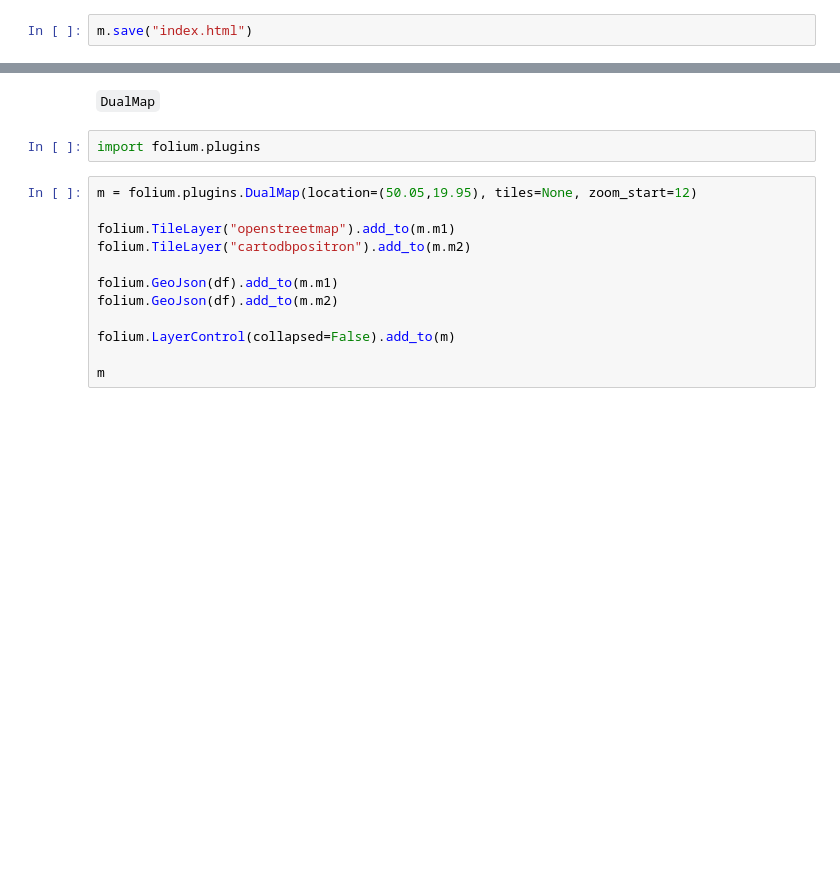
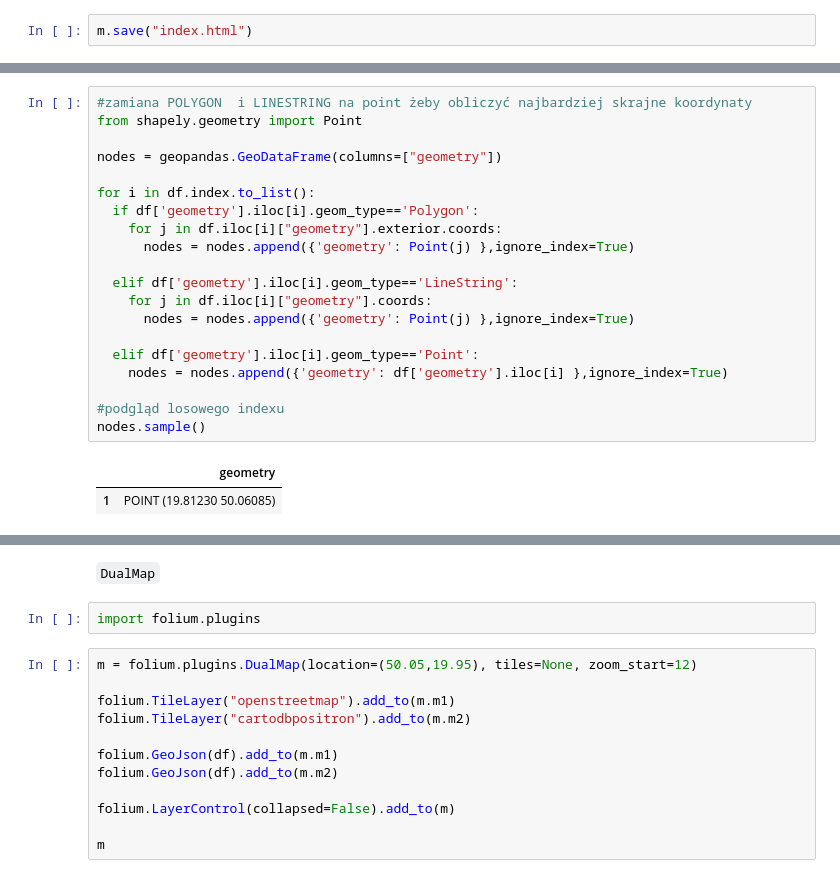
Before and after one commit to ciepielajan/Geo_folium_map, a Jupyter notebook: folium_draw_load_save_dual_geopandas_geojson.ipynb, the cells around one changed output, grey strips where cells are left out. Cells and saved outputs as stored; diff of their text form; blank space fills up the shorter version.

```diff
--- a/folium_draw_load_save_dual_geopandas_geojson.ipynb
+++ b/folium_draw_load_save_dual_geopandas_geojson.ipynb
@@ -90,0 +108,23 @@ m.save("index.html")
+# %%
+#zamiana POLYGON  i LINESTRING na point żeby obliczyć najbardziej skrajne koordynaty
+from shapely.geometry import Point
+
+nodes = geopandas.GeoDataFrame(columns=["geometry"])
+
+for i in df.index.to_list():
+  if df['geometry'].iloc[i].geom_type=='Polygon':
+    for j in df.iloc[i]["geometry"].exterior.coords:
+      nodes = nodes.append({'geometry': Point(j) },ignore_index=True)
+
+  elif df['geometry'].iloc[i].geom_type=='LineString':
+    for j in df.iloc[i]["geometry"].coords:
+      nodes = nodes.append({'geometry': Point(j) },ignore_index=True)
+
+  elif df['geometry'].iloc[i].geom_type=='Point':
+    nodes = nodes.append({'geometry': df['geometry'].iloc[i] },ignore_index=True)
+
+#podgląd losowego indexu
+nodes.sample()
+# %% [output]
+|  | geometry |
+| 1 | POINT (19.81230 50.06085) |
```
Also changed, not shown: parts of 8 cells of this notebook.
